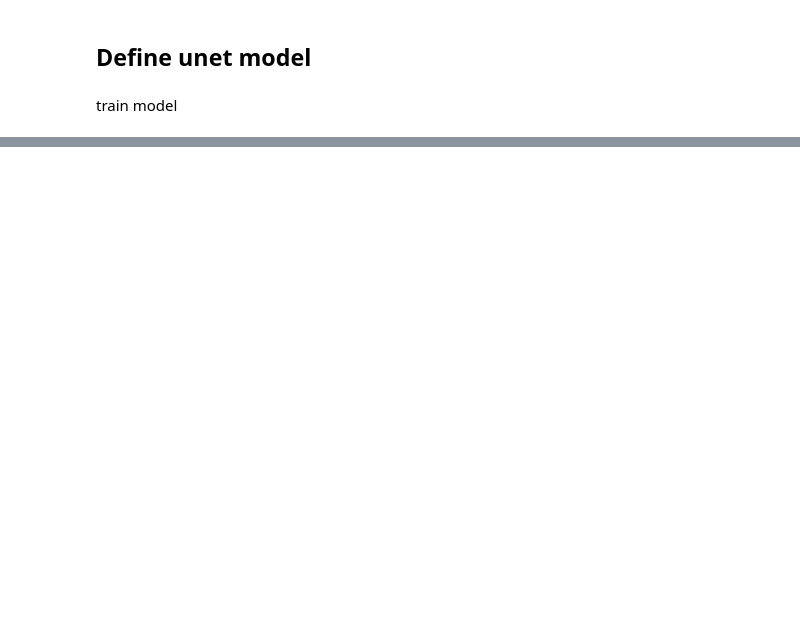
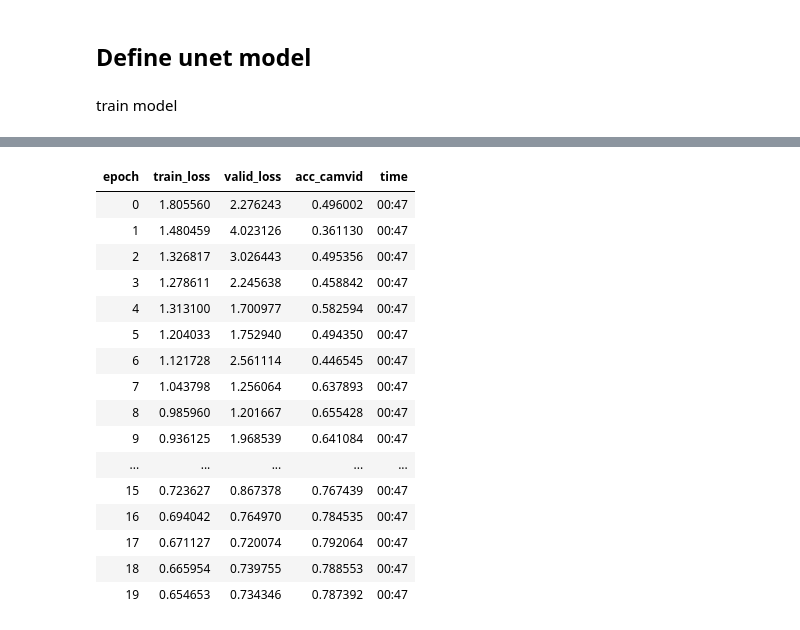
Before and after one commit to asiedubrempong/fastai-experiments, a Jupyter notebook: segmentation/unet/unet.ipynb, the cells around one changed output, grey strips where cells are left out. Cells and saved outputs as stored; diff of their text form; code cells hidden in the pictures; blank space fills up the shorter version.

```diff
--- a/segmentation/unet/unet.ipynb
+++ b/segmentation/unet/unet.ipynb
@@ -177,0 +275,20 @@ learn.fit_one_cycle(5, 2e-3)
+# %%
+learn.fit_one_cycle(20, 2e-2)
+# %% [output]
+| epoch | train_loss | valid_loss | acc_camvid | time |
+| 0 | 1.805560 | 2.276243 | 0.496002 | 00:47 |
+| 1 | 1.480459 | 4.023126 | 0.361130 | 00:47 |
+| 2 | 1.326817 | 3.026443 | 0.495356 | 00:47 |
+| 3 | 1.278611 | 2.245638 | 0.458842 | 00:47 |
+| 4 | 1.313100 | 1.700977 | 0.582594 | 00:47 |
+| 5 | 1.204033 | 1.752940 | 0.494350 | 00:47 |
+| 6 | 1.121728 | 2.561114 | 0.446545 | 00:47 |
+| 7 | 1.043798 | 1.256064 | 0.637893 | 00:47 |
+| 8 | 0.985960 | 1.201667 | 0.655428 | 00:47 |
+| 9 | 0.936125 | 1.968539 | 0.641084 | 00:47 |
+| ... | ... | ... | ... | ... |
+| 15 | 0.723627 | 0.867378 | 0.767439 | 00:47 |
+| 16 | 0.694042 | 0.764970 | 0.784535 | 00:47 |
+| 17 | 0.671127 | 0.720074 | 0.792064 | 00:47 |
+| 18 | 0.665954 | 0.739755 | 0.788553 | 00:47 |
+| 19 | 0.654653 | 0.734346 | 0.787392 | 00:47 |
```
Also changed, not shown: parts of 13 cells of this notebook.
